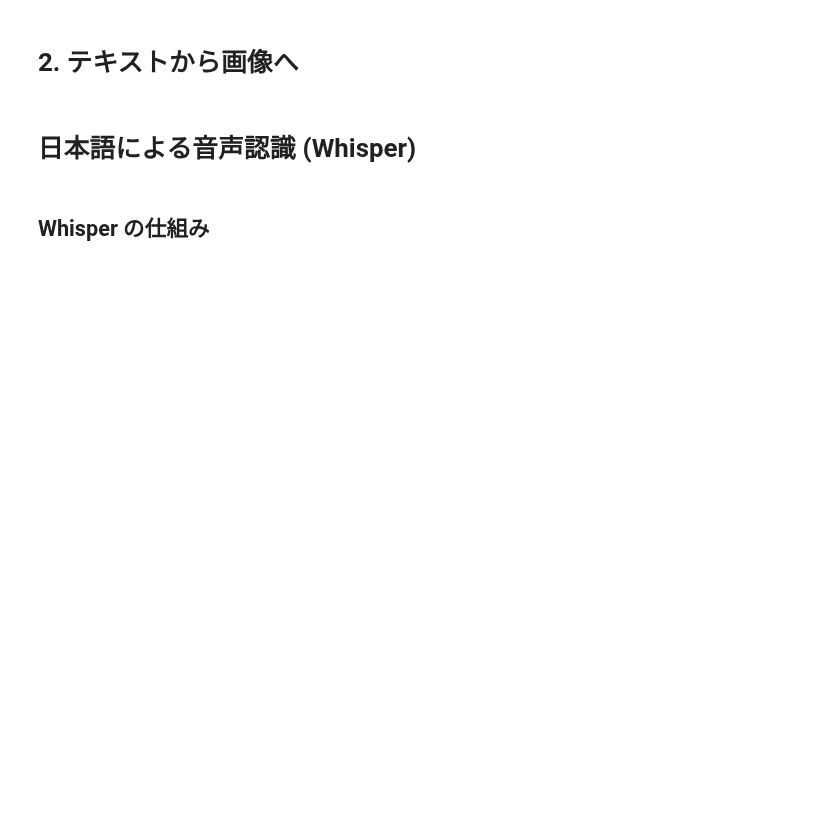
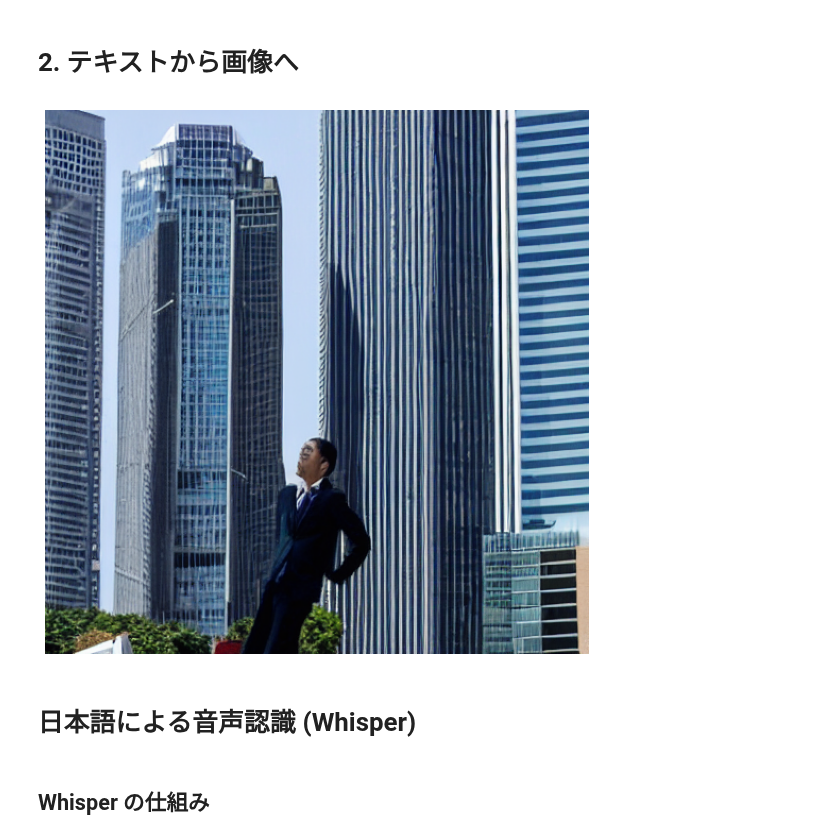
Before and after one commit to ailab-nda/ML, a Jupyter notebook: StableDiffusion_demo_jp.ipynb, the cells around one changed output. Saved outputs shown, nothing was run; the diff lists cells and outputs as text; code cells hidden in the pictures; blank space fills up the shorter version.

```diff
--- a/StableDiffusion_demo_jp.ipynb
+++ b/StableDiffusion_demo_jp.ipynb
@@ -36,7 +75,7 @@ GitHub https://github.com/CompVis/stable-diffusion<br>
 その後、Settings → Access Token
 ![image.png](embedded-picture-2)
 # %%
-access_tokens="ここに取得したAccess Tokenを記載" # @param {type:"string"}
+access_tokens="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" # @param {type:"string"}
 # %% [markdown]
 ## ライブラリのインポート
 # %%
@@ -61,15 +108,2 @@ pipe = pipe.to(device)
 # %% [markdown]
 # 2. テキストから画像へ
-# %%
-prompt = "\u98DF\u30D1\u30F3\u3092\u54A5\u3048\u3066\u4EA4\u5DEE\u70B9\u3092\u8D70\u308B\u9AD8\u6821\u751F" #@param {type:"string"}
-# %%
-!mkdir outputs
-
-num = 5
-
-for i in range(num):
-  # モデルにpromptを入力し画像生成
-  with autocast("cuda"):
-    image = pipe(prompt, guidance_scale=7.5)["sample"][0]
-  # 保存
-  image.save(f"outputs/test_{i:04}.png")
@@ -81,3 +149,18 @@ for i in range(num):
+# %%
+#@title **Stable Diffusion From Text**
+#@markdown　Enter Parameter  (Attention: Seed=-1 is random)
+
+prompt = "\u9AD8\u5C64\u30D3\u30EB\u7FA4\u3068\u30B5\u30E9\u30EA\u30FC\u30DE\u30F3"#@param{type:"string"}
+seed_number = -1 #@param
+num_inference_steps  = 20 #@param {type:"slider", min:1, max:200, step:1}
+guidance_scale_value = 7.5 #@param {type:"slider", min:1, max:20, step:0.1}
+width_image = 512 #@param {type:"slider", min:60, max:640, step:8}
+height_image = 512 #@param {type:"slider", min:60, max:640, step:8}
+
+image = infer(prompt, seed_number, num_inference_steps, guidance_scale_value, width_image, height_image)
+draw_image(image)
+# %% [output]
+[figure, added]
 # %% [markdown]
 # 日本語による音声認識 (Whisper)
 # %% [markdown]
```
Also changed, not shown: parts of 14 cells of this notebook.
